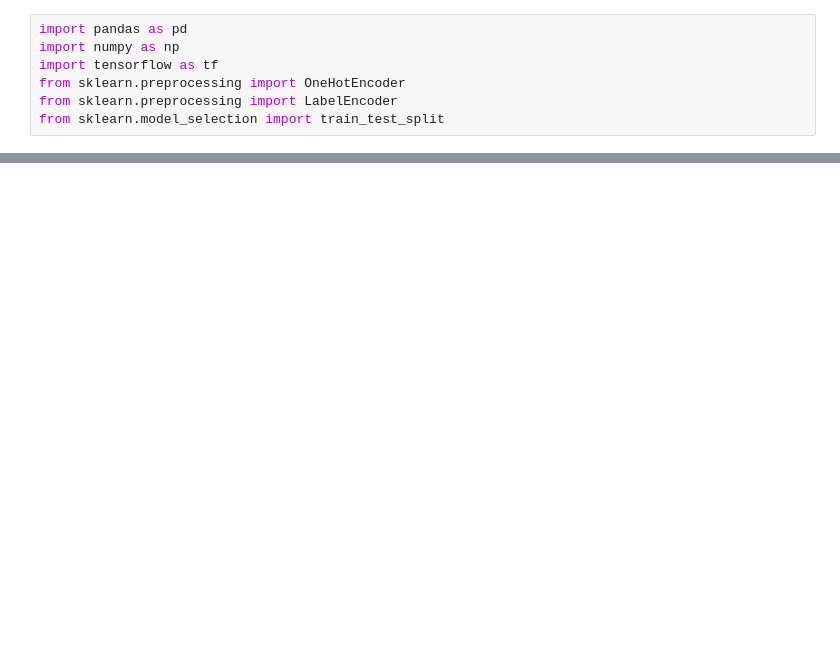
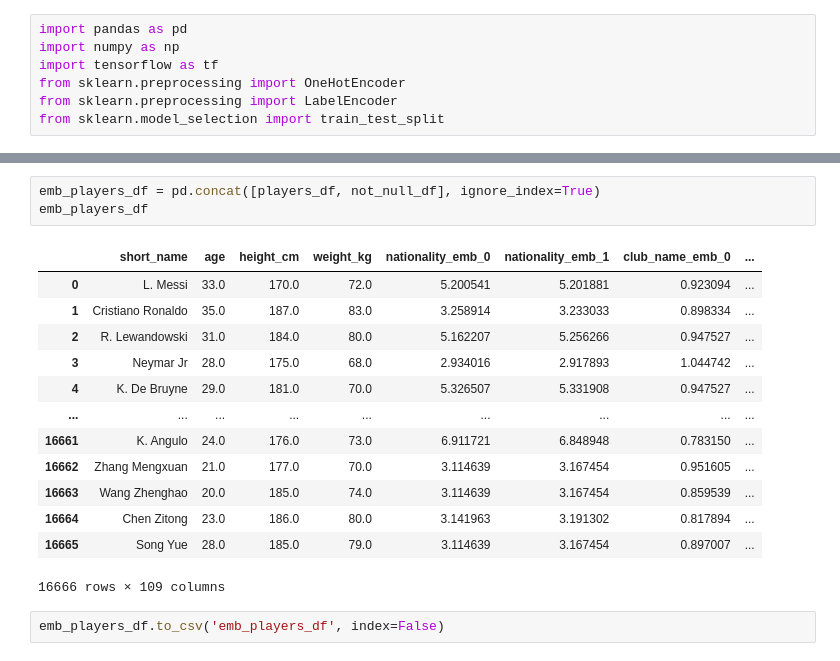
Before and after one commit to akshitlangeh123/FIFA-Seer, a Jupyter notebook: preprocess.ipynb, the cells around one changed output, grey strips where cells are left out. Drawn from its saved outputs; the diff is of its cells as text; blank space fills up the shorter version.

```diff
--- a/preprocess.ipynb
+++ b/preprocess.ipynb
@@ -169,0 +377,19 @@ from sklearn.model_selection import train_test_split
+# %%
+emb_players_df = pd.concat([players_df, not_null_df], ignore_index=True)
+emb_players_df
+# %% [output]
+|  | short_name | age | height_cm | weight_kg | nationality_emb_0 | nationality_emb_1 | club_name_emb_0 | ... |
+| 0 | L. Messi | 33.0 | 170.0 | 72.0 | 5.200541 | 5.201881 | 0.923094 | ... |
+| 1 | Cristiano Ronaldo | 35.0 | 187.0 | 83.0 | 3.258914 | 3.233033 | 0.898334 | ... |
+| 2 | R. Lewandowski | 31.0 | 184.0 | 80.0 | 5.162207 | 5.256266 | 0.947527 | ... |
+| 3 | Neymar Jr | 28.0 | 175.0 | 68.0 | 2.934016 | 2.917893 | 1.044742 | ... |
+| 4 | K. De Bruyne | 29.0 | 181.0 | 70.0 | 5.326507 | 5.331908 | 0.947527 | ... |
+| ... | ... | ... | ... | ... | ... | ... | ... | ... |
+| 16661 | K. Angulo | 24.0 | 176.0 | 73.0 | 6.911721 | 6.848948 | 0.783150 | ... |
+| 16662 | Zhang Mengxuan | 21.0 | 177.0 | 70.0 | 3.114639 | 3.167454 | 0.951605 | ... |
+| 16663 | Wang Zhenghao | 20.0 | 185.0 | 74.0 | 3.114639 | 3.167454 | 0.859539 | ... |
+| 16664 | Chen Zitong | 23.0 | 186.0 | 80.0 | 3.141963 | 3.191302 | 0.817894 | ... |
+| 16665 | Song Yue | 28.0 | 185.0 | 79.0 | 3.114639 | 3.167454 | 0.897007 | ... |
+16666 rows × 109 columns
+# %%
+emb_players_df.to_csv('emb_players_df', index=False)
```
Also changed, not shown: parts of 47 cells of this notebook, 1 other file.
